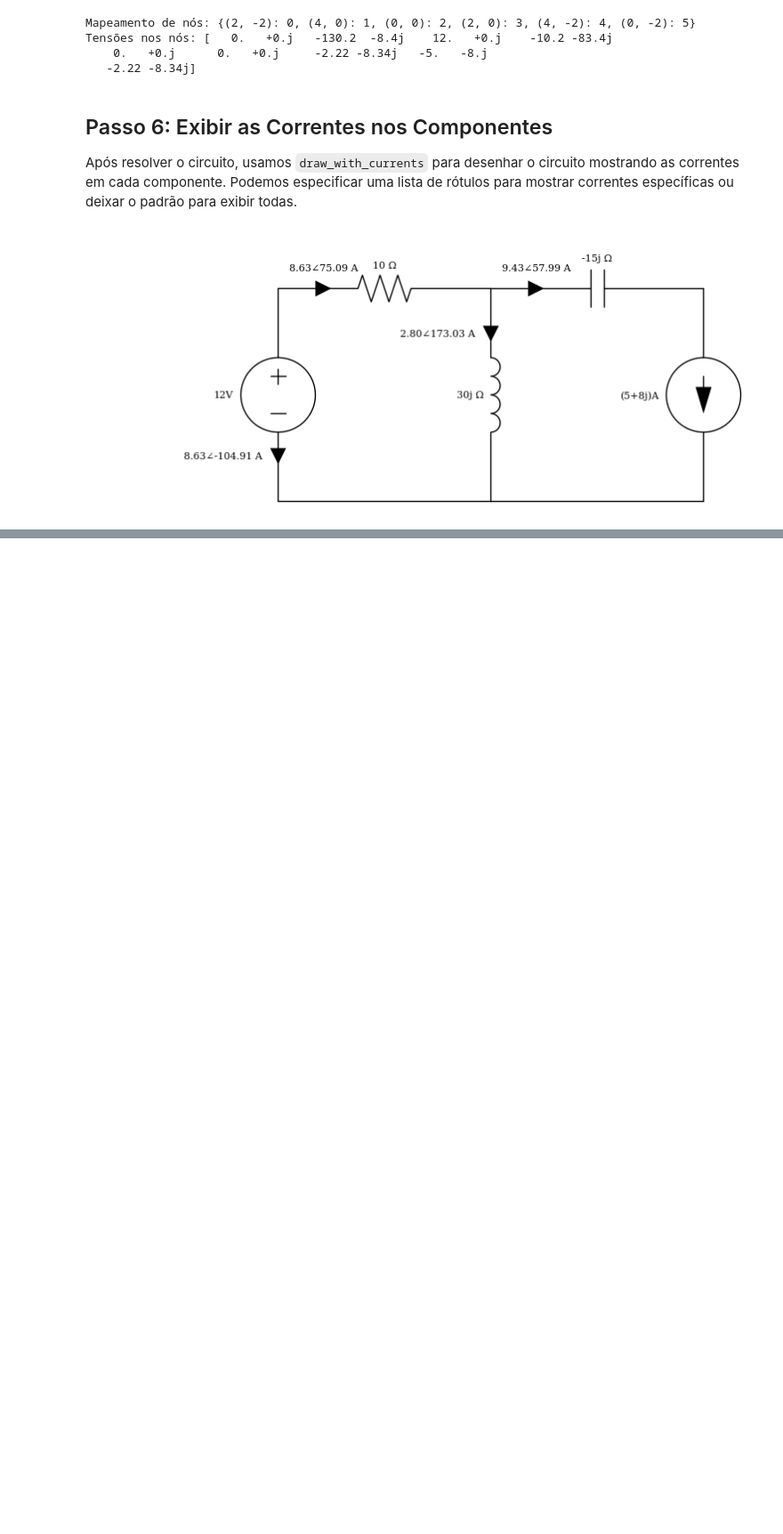
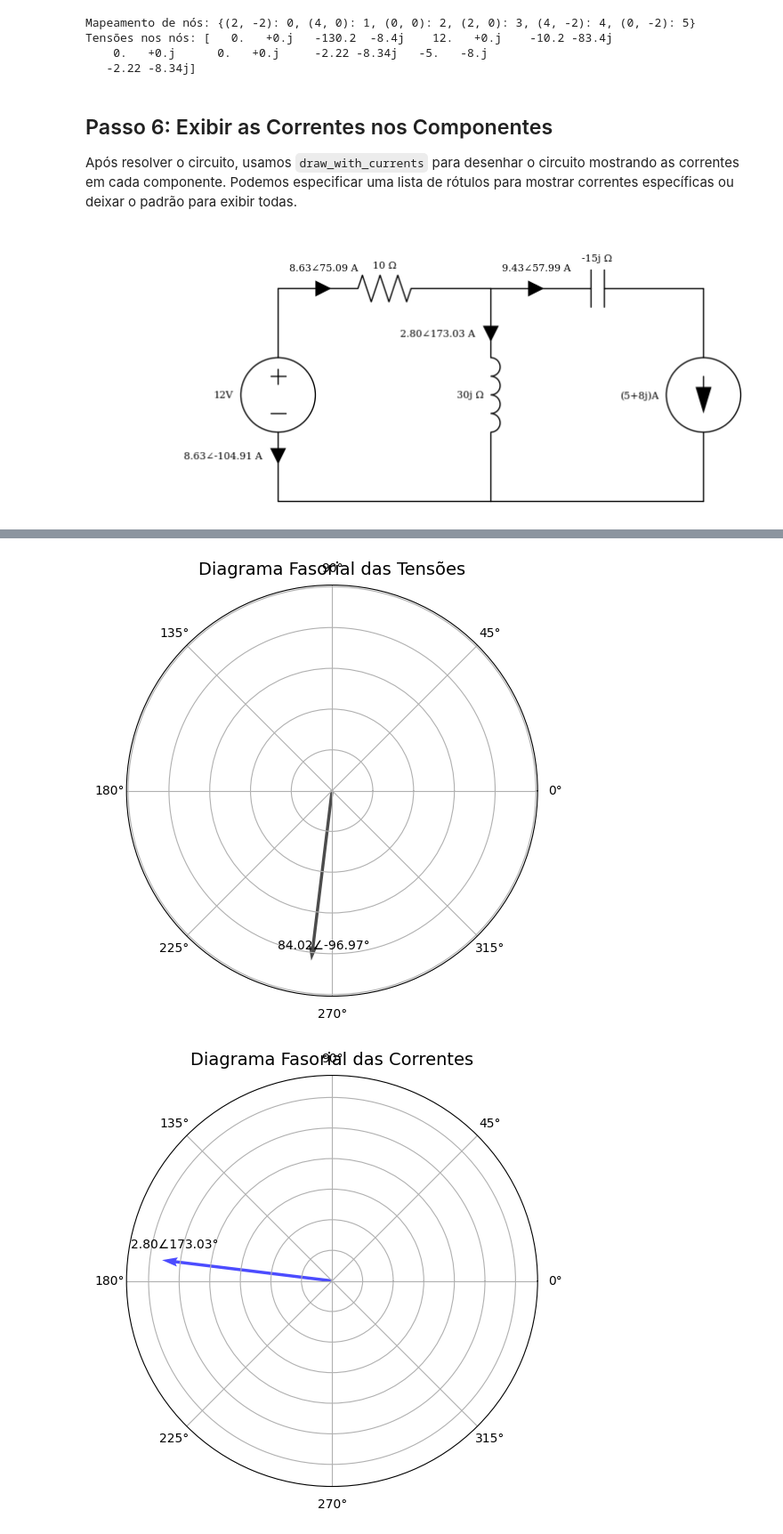
Before and after one commit to ygordealmeida/PhaCircuits, a Jupyter notebook: Exemplos/Guia_de_Uso.ipynb, the cells around one changed output, grey strips where cells are left out. Shown at 89% size. Saved outputs shown, nothing was run; the diff lists cells and outputs as text; code cells hidden in the pictures; blank space fills up the shorter version.

```diff
--- a/Exemplos/Guia_de_Uso.ipynb
+++ b/Exemplos/Guia_de_Uso.ipynb
@@ -108,0 +116,5 @@ circuito.draw_with_currents()  # Desenha o circuito com correntes indicadas nos
+# %%
+circuito.plot_phasor(["L2"])
+# %% [output]
+[figure, added]
+[figure, added]
```
Also changed, not shown: parts of 3 cells of this notebook.
